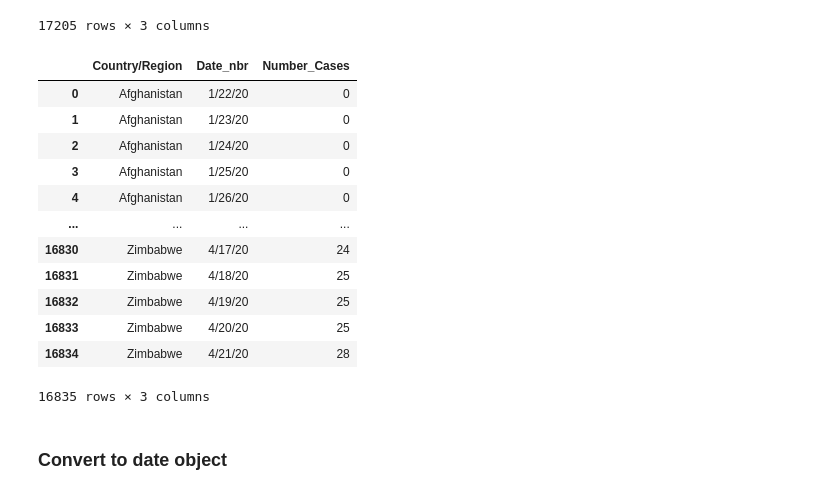
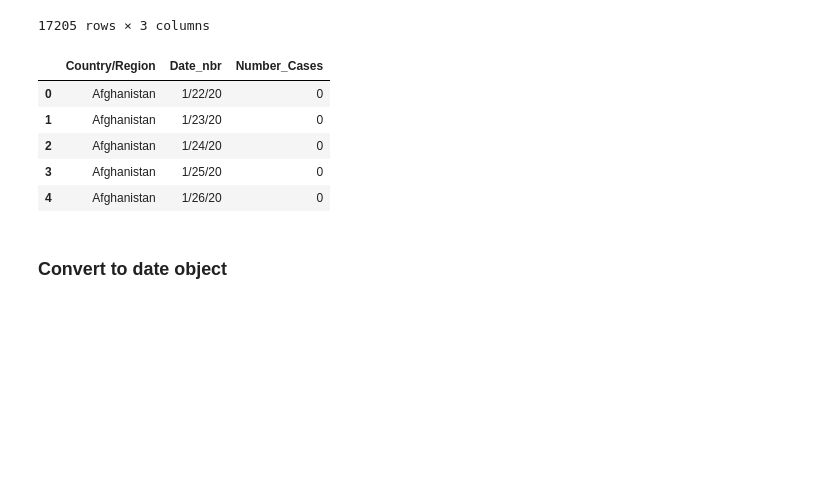
Before and after one commit to tguens/risk_analysis_covid, a Jupyter notebook: notebooks/clean_and_save_text.ipynb, the cells around one changed output. Saved outputs shown, nothing was run; the diff lists cells and outputs as text; code cells hidden in the pictures; blank space fills up the shorter version.

```diff
--- a/notebooks/clean_and_save_text.ipynb
+++ b/notebooks/clean_and_save_text.ipynb
@@ -184,21 +184,14 @@ df_cases=df_cases[columns_to_select].set_index("Country/Region").stack().reset_i
 # %%
 df_deaths=df_deaths.rename(columns={0:'Number_Deaths','level_1':'Date_nbr'})
 df_cases=df_cases.rename(columns={0:'Number_Cases','level_1':'Date_nbr'})
-df_cases
+df_cases.head()
 # %% [output]
 |  | Country/Region | Date_nbr | Number_Cases |
 | 0 | Afghanistan | 1/22/20 | 0 |
 | 1 | Afghanistan | 1/23/20 | 0 |
 | 2 | Afghanistan | 1/24/20 | 0 |
 | 3 | Afghanistan | 1/25/20 | 0 |
 | 4 | Afghanistan | 1/26/20 | 0 |
-| ... | ... | ... | ... |
-| 16830 | Zimbabwe | 4/17/20 | 24 |
-| 16831 | Zimbabwe | 4/18/20 | 25 |
-| 16832 | Zimbabwe | 4/19/20 | 25 |
-| 16833 | Zimbabwe | 4/20/20 | 25 |
-| 16834 | Zimbabwe | 4/21/20 | 28 |
-16835 rows × 3 columns
 # %% [markdown]
 ### Convert to date object
 # %%
```
Also changed, not shown: parts of 12 cells of this notebook, 2 other files.
